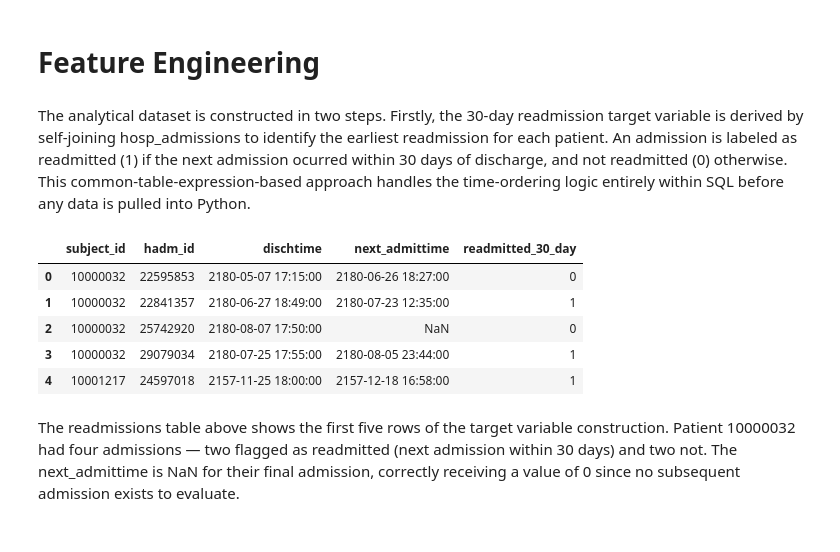
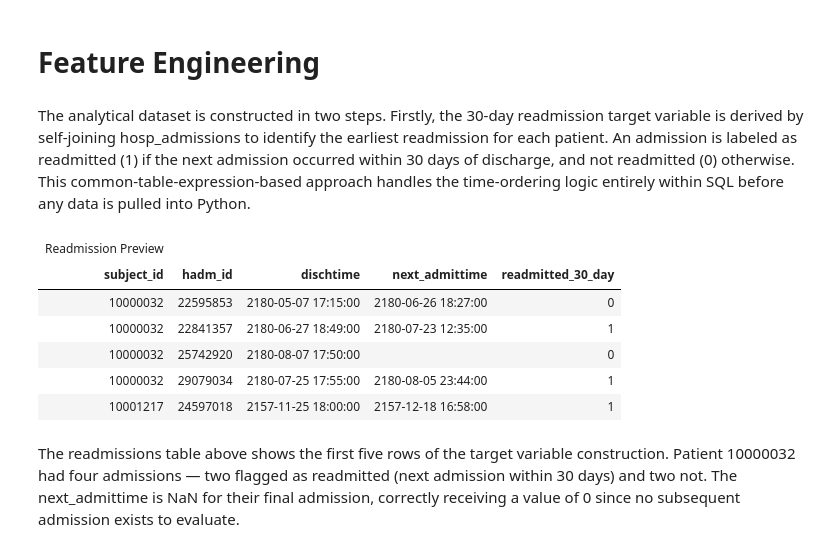
Before and after one commit to jguo2673/MIMIC-IV-EDA, a Jupyter notebook: proj.ipynb, the cells around one changed output. Saved outputs shown, nothing was run; the diff lists cells and outputs as text; code cells hidden in the pictures.

Commit message:
beautified tables

```diff
--- a/proj.ipynb
+++ b/proj.ipynb
@@ -212,37 +287,43 @@ plt.show()
 # %% [markdown]
 # Feature Engineering
 # %% [markdown]
-The analytical dataset is constructed in two steps. Firstly, the 30-day readmission target variable is derived by self-joining hosp_admissions to identify the earliest readmission for each patient. An admission is labeled as readmitted (1) if the next admission ocurred within 30 days of discharge, and not readmitted (0) otherwise. This common-table-expression-based approach handles the time-ordering logic entirely within SQL before any data is pulled into Python.
+The analytical dataset is constructed in two steps. Firstly, the 30-day readmission target variable is derived by self-joining hosp_admissions to identify the earliest readmission for each patient. An admission is labeled as readmitted (1) if the next admission occurred within 30 days of discharge, and not readmitted (0) otherwise. This common-table-expression-based approach handles the time-ordering logic entirely within SQL before any data is pulled into Python.
 # %%
 readmissions = pd.read_sql("""
     WITH admit_pairs AS (
         SELECT
             a1.subject_id,
             a1.hadm_id,
             a1.dischtime,
             MIN(a2.admittime) as next_admittime
         FROM hosp_admissions a1
         LEFT JOIN hosp_admissions a2 ON
             a1.subject_id = a2.subject_id
             AND a2.admittime > a1.dischtime
         GROUP BY a1.subject_id, a1.hadm_id, a1.dischtime
     )
     SELECT *,
     CASE
         WHEN julianday(next_admittime) - julianday(dischtime) <= 30
         THEN 1 ELSE 0
     END AS readmitted_30_day
     FROM admit_pairs
 """, conn)
 
-display(readmissions.head(5))
+readmissions_table=(GT(readmissions.head(5))
+ .tab_header(
+     title="Readmission Preview"
+ )
+)
+display(readmissions_table)
 # %% [output]
-|  | subject_id | hadm_id | dischtime | next_admittime | readmitted_30_day |
-| 0 | 10000032 | 22595853 | 2180-05-07 17:15:00 | 2180-06-26 18:27:00 | 0 |
-| 1 | 10000032 | 22841357 | 2180-06-27 18:49:00 | 2180-07-23 12:35:00 | 1 |
-| 2 | 10000032 | 25742920 | 2180-08-07 17:50:00 | NaN | 0 |
-| 3 | 10000032 | 29079034 | 2180-07-25 17:55:00 | 2180-08-05 23:44:00 | 1 |
-| 4 | 10001217 | 24597018 | 2157-11-25 18:00:00 | 2157-12-18 16:58:00 | 1 |
+| Readmission Preview |  |  |  |  |
+| subject_id | hadm_id | dischtime | next_admittime | readmitted_30_day |
+| 10000032 | 22595853 | 2180-05-07 17:15:00 | 2180-06-26 18:27:00 | 0 |
+| 10000032 | 22841357 | 2180-06-27 18:49:00 | 2180-07-23 12:35:00 | 1 |
+| 10000032 | 25742920 | 2180-08-07 17:50:00 |  | 0 |
+| 10000032 | 29079034 | 2180-07-25 17:55:00 | 2180-08-05 23:44:00 | 1 |
+| 10001217 | 24597018 | 2157-11-25 18:00:00 | 2157-12-18 16:58:00 | 1 |
 # %% [markdown]
 The readmissions table above shows the first five rows of the target variable construction. Patient 10000032 had four admissions — two flagged as readmitted (next admission within 30 days) and two not. The next_admittime is NaN for their final admission, correctly receiving a value of 0 since no subsequent admission exists to evaluate.
 # %% [markdown]
```
Also changed, not shown: parts of 7 cells of this notebook, 1 other file.
